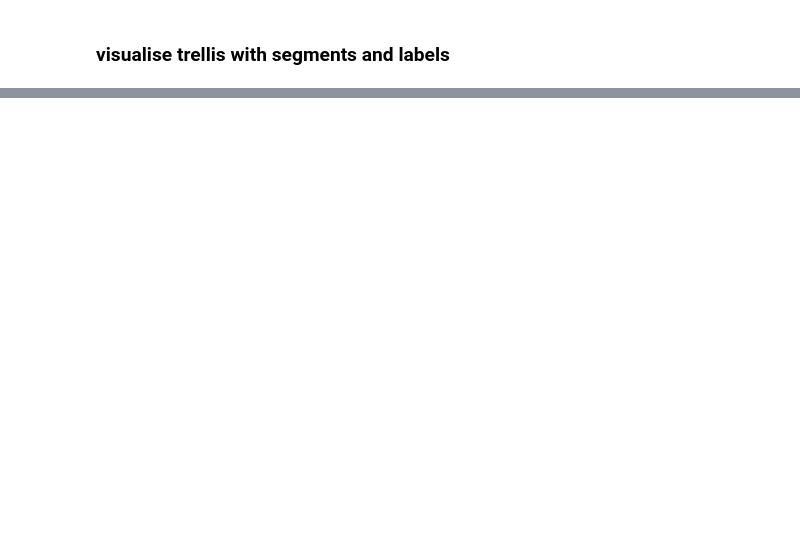
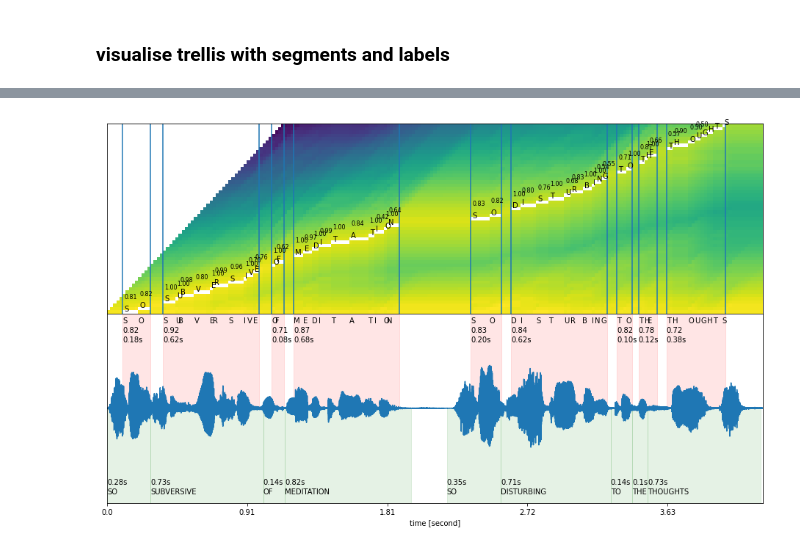
Before and after one commit to jonojace/fairseq, a Jupyter notebook: examples/speech_audio_corrector/notebooks/CTC_word_segmentation_hubert.ipynb, the cells around one changed output, grey strips where cells are left out. Drawn from its saved outputs; the diff is of its cells as text; code cells hidden in the pictures; blank space fills up the shorter version.

```diff
--- a/examples/speech_audio_corrector/notebooks/CTC_word_segmentation_hubert.ipynb
+++ b/examples/speech_audio_corrector/notebooks/CTC_word_segmentation_hubert.ipynb
@@ -458,0 +581,79 @@ plt.show()
+# %%
+def plot_alignments(trellis, segments, word_segments, waveform, mfa_words=None):
+  trellis_with_path = trellis.clone()
+  for i, seg in enumerate(segments):
+    if seg.label != '|':
+      trellis_with_path[seg.start+1:seg.end+1, i+1] = float('nan')
+
+  fig, [ax1, ax2] = plt.subplots(2, 1, figsize=(16, 9.5))
+  fig.subplots_adjust(hspace=0.0)
+
+  # CTC-segmentation trellis
+  ax1.imshow(trellis_with_path[1:, 1:].T, origin='lower', aspect="auto")
+  ax1.set_xticks([])
+  ax1.set_yticks([])
+
+  for word in word_segments:
+    ax1.axvline(word.start - 0.5)
+    ax1.axvline(word.end - 0.5)
+
+  for i, seg in enumerate(segments):
+    if seg.label != '|':
+      ax1.annotate(seg.label, (seg.start, i + 0.3))
+      ax1.annotate(f'{seg.score:.2f}', (seg.start , i + 4), fontsize=8)
+
+  # The original waveform
+  ratio = waveform.size(0) / (trellis.size(0) - 1)
+  ax2.plot(waveform)
+  for word in word_segments:
+    x0 = ratio * word.start
+    x1 = ratio * word.end
+    ymin = 0.5 if mfa_words is not None else 0.0
+    ax2.axvspan(x0, x1, ymin=ymin, alpha=0.1, color='red')
+    ax2.annotate(f'{word.score:.2f}', (x0, 0.8))
+    ax2.annotate(f'{(x1-x0)/ljspeech_sampling_rate:.2f}s', (x0, 0.7))
+
+  for seg in segments:
+    if seg.label != '|':
+      ax2.annotate(seg.label, (seg.start * ratio, 0.9))
+  xticks = ax2.get_xticks()
+  plt.xticks(xticks, [str(round(float(timestamp), 2)) for timestamp in xticks / ljspeech_sampling_rate])
+  ax2.set_xlabel('time [second]')
+  ax2.set_yticks([])
+  ax2.set_ylim(-1.0, 1.0)
+  ax2.set_xlim(0, waveform.size(-1))
+
+  # MFA Alignment
+  if mfa_words is not None:
+      for word in mfa_words:
+        x0 = ljspeech_sampling_rate * word["start"]
+        x1 = ljspeech_sampling_rate * word["end"]
+        ax2.axvspan(x0, x1, ymin=0, ymax=0.5, alpha=0.1, color='green')
+        ax2.annotate(f'{word["wordtype"]}'.upper(), (x0, -0.9))
+        ax2.annotate(f'{round(word["end"]-word["start"], 2)}'.upper() + 's', (x0, -0.8))
+
+
+waveform, _ = torchaudio.load(wav_paths[0])
+
+mfa_words = get_word_alignments(f"/home/s1785140/data/ljspeech_MFA_alignments_from_fb/{utt_id}.TextGrid")
+
+plot_alignments(trellis.cpu().detach(), segments, word_segments, waveform[0], mfa_words=mfa_words)
+plt.show()
+
+if not os.path.exists('_assets'):
+  os.makedirs('_assets', exist_ok=True)
+
+# A trick to embed the resulting audio to the generated file.
+# `IPython.display.Audio` has to be the last call in a cell,
+# and there should be only one call par cell.
+def display_segment(i):
+  ratio = waveform.size(1) / (trellis.size(0) - 1)
+  word = word_segments[i]
+  x0 = int(ratio * word.start)
+  x1 = int(ratio * word.end)
+  filename = f"_assets/{i}_{word.label}.wav"
+  torchaudio.save(filename, waveform[:, x0:x1], ljspeech_sampling_rate)
+  print(f"{word.label} (score:{word.score:.2f}): {x0 / ljspeech_sampling_rate:.3f} - {x1 / ljspeech_sampling_rate:.3f} sec - dur:{x1 / ljspeech_sampling_rate - x0 / ljspeech_sampling_rate:.3f} sec")
+  return IPython.display.Audio(filename)
+# %% [output]
+[figure, added]
```
Also changed, not shown: parts of 27 cells of this notebook.
